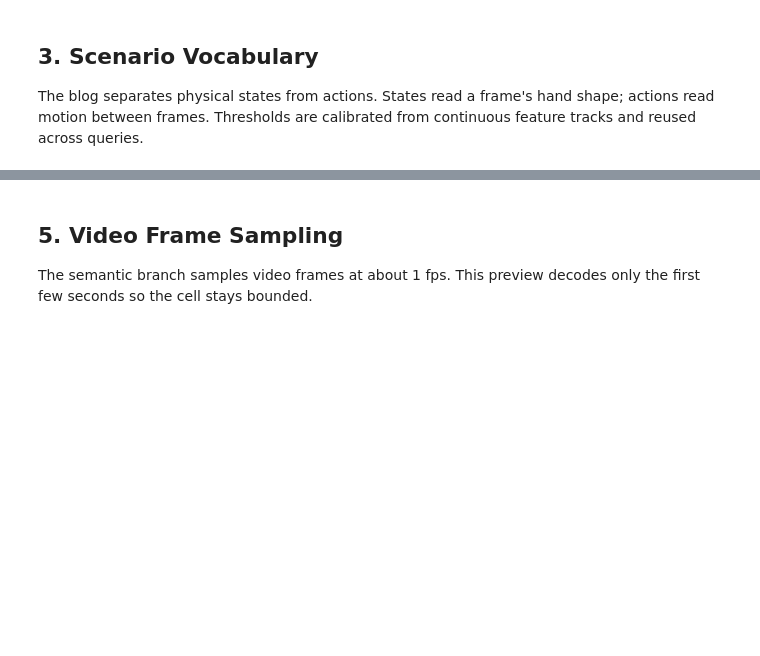
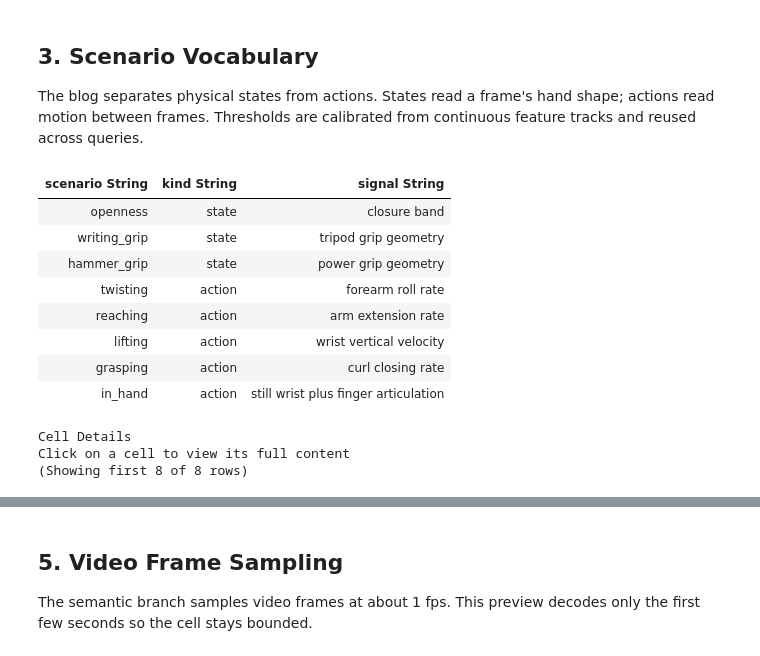
Before and after one commit to Eventual-Inc/daft-examples, a Jupyter notebook: datasets/egodex/egodex_demo.ipynb, the cells around one changed output, grey strips where cells are left out. Cells and saved outputs as stored; diff of their text form; code cells hidden in the pictures; blank space fills up the shorter version.

```diff
--- a/datasets/egodex/egodex_demo.ipynb
+++ b/datasets/egodex/egodex_demo.ipynb
@@ -96,16 +147,29 @@ The blog separates physical states from actions. States read a frame's hand shap
 # %%
 SCENARIO_CATALOG = [
     {"scenario": "openness", "kind": "state", "signal": "closure band"},
     {"scenario": "writing_grip", "kind": "state", "signal": "tripod grip geometry"},
     {"scenario": "hammer_grip", "kind": "state", "signal": "power grip geometry"},
     {"scenario": "twisting", "kind": "action", "signal": "forearm roll rate"},
     {"scenario": "reaching", "kind": "action", "signal": "arm extension rate"},
     {"scenario": "lifting", "kind": "action", "signal": "wrist vertical velocity"},
     {"scenario": "grasping", "kind": "action", "signal": "curl closing rate"},
     {"scenario": "in_hand", "kind": "action", "signal": "still wrist plus finger articulation"},
 ]
 
 assert set(item["scenario"] for item in SCENARIO_CATALOG) <= set(SCENARIOS)
-SCENARIO_CATALOG
+daft.from_pylist(SCENARIO_CATALOG).show()
+# %% [output]
+| scenario String | kind String | signal String |
+| openness | state | closure band |
+| writing_grip | state | tripod grip geometry |
+| hammer_grip | state | power grip geometry |
+| twisting | action | forearm roll rate |
+| reaching | action | arm extension rate |
+| lifting | action | wrist vertical velocity |
+| grasping | action | curl closing rate |
+| in_hand | action | still wrist plus finger articulation |
+Cell Details
+Click on a cell to view its full content
+(Showing first 8 of 8 rows)
 # %%
 thresholds = calibrate(features)
```
Also changed, not shown: parts of 17 cells of this notebook, 9 other files.
